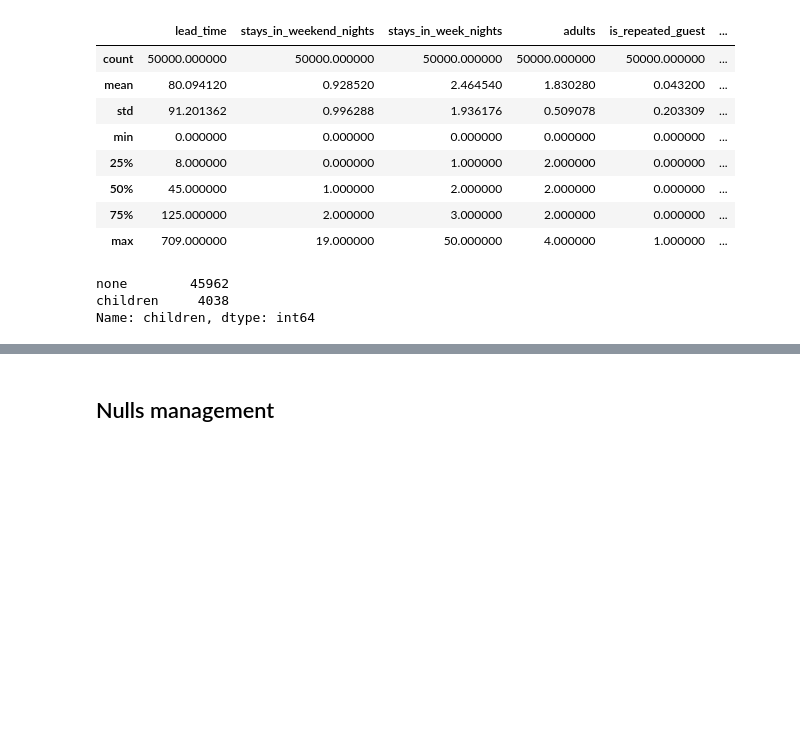
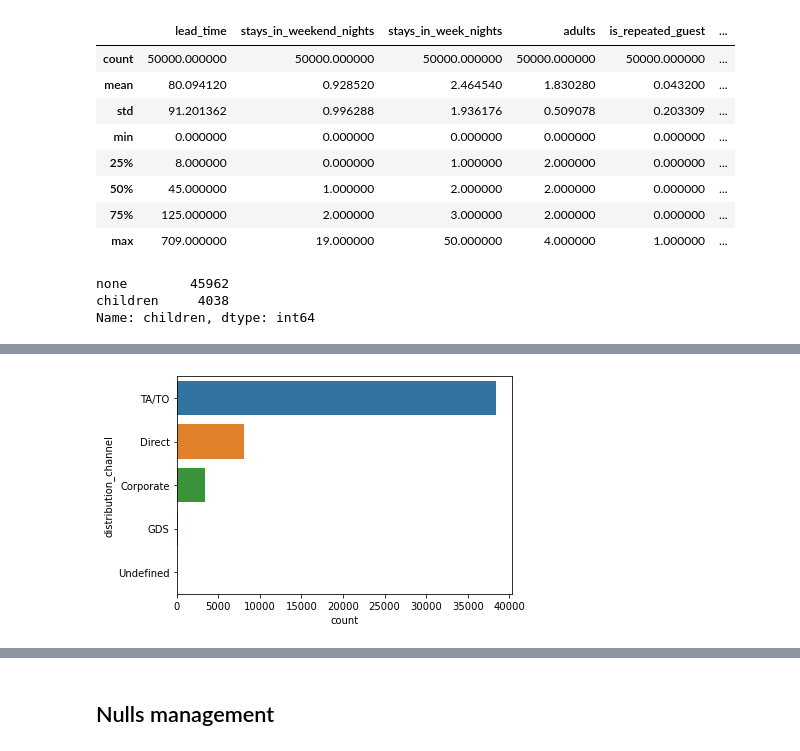
Before and after one commit to Qk527/TakeHome, a Jupyter notebook: fligoo_take_home_data_scientist.ipynb, the cells around one changed output, grey strips where cells are left out. Cells and saved outputs as stored; diff of their text form; code cells hidden in the pictures; blank space fills up the shorter version.

```diff
--- a/fligoo_take_home_data_scientist.ipynb
+++ b/fligoo_take_home_data_scientist.ipynb
@@ -93,0 +127,4 @@ Name: children, dtype: int64
+# %%
+bar_graph_values('distribution_channel')
+# %% [output]
+[figure, added]
```
Also changed, not shown: parts of 19 cells of this notebook.
